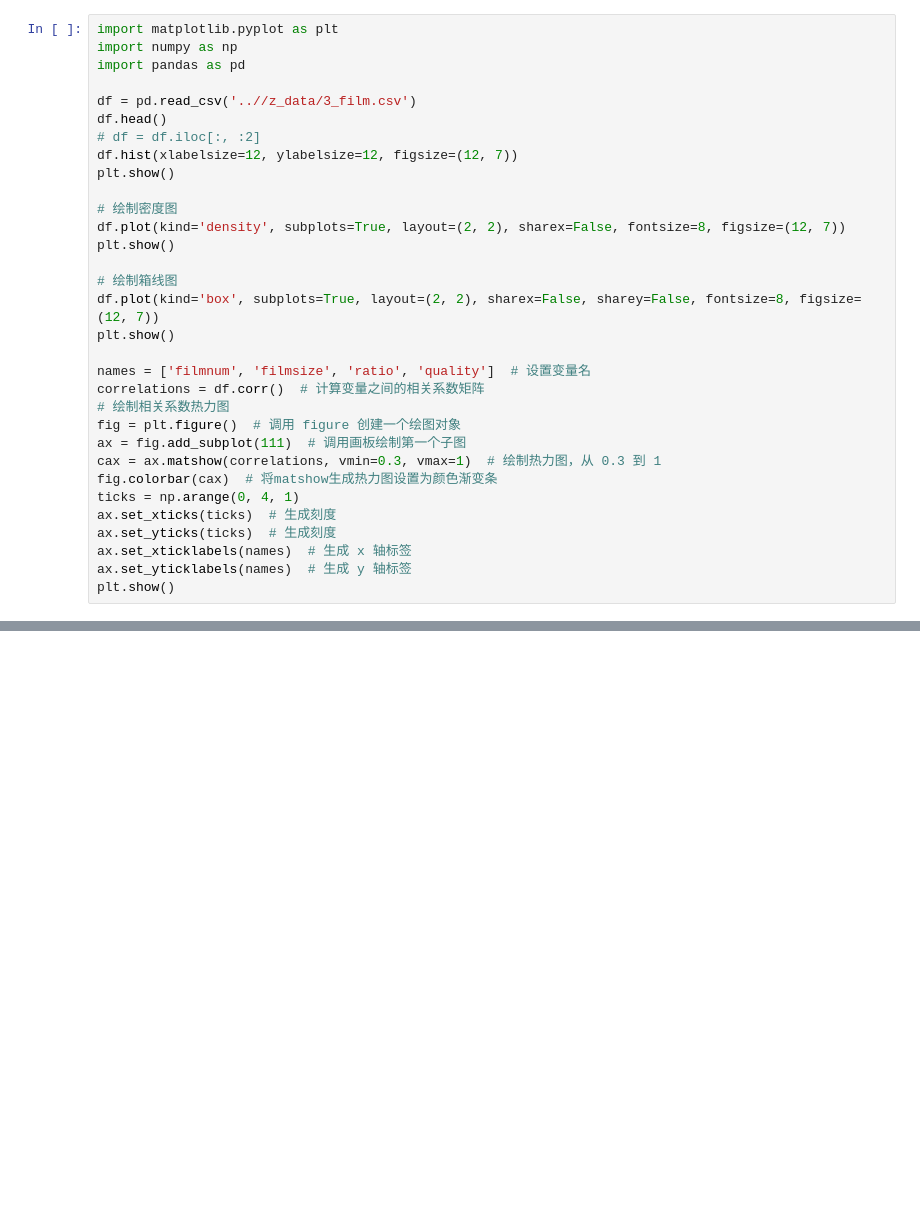
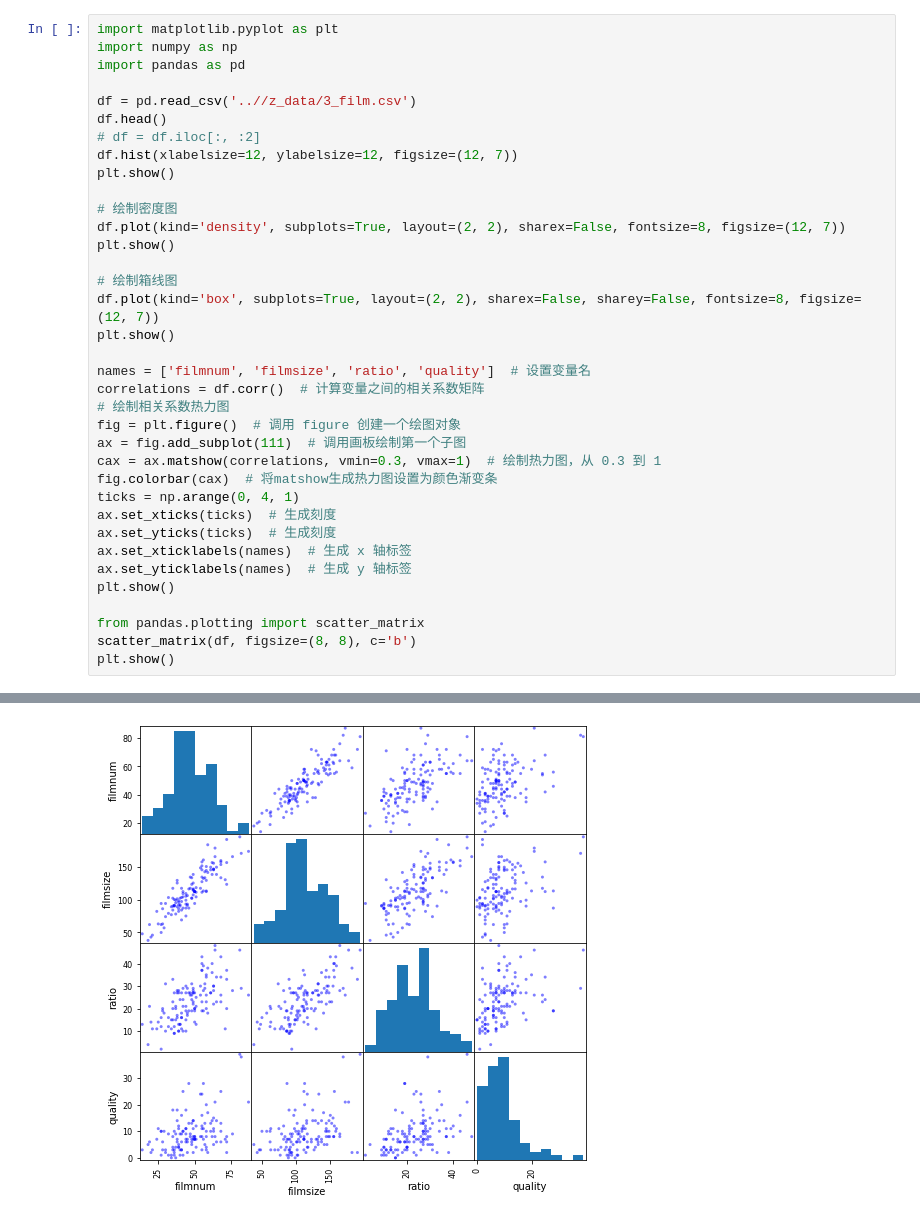
Before and after one commit to chenxz186/ZJN, a Jupyter notebook: machine_learning/sk_4.ipynb, the cells around one changed output, grey strips where cells are left out. Cells and saved outputs as stored; diff of their text form; blank space fills up the shorter version.

```diff
--- a/machine_learning/sk_4.ipynb
+++ b/machine_learning/sk_4.ipynb
@@ -8,30 +8,35 @@ df.head()
 # df = df.iloc[:, :2]
 df.hist(xlabelsize=12, ylabelsize=12, figsize=(12, 7))
 plt.show()
 
 # 绘制密度图
 df.plot(kind='density', subplots=True, layout=(2, 2), sharex=False, fontsize=8, figsize=(12, 7))
 plt.show()
 
 # 绘制箱线图
 df.plot(kind='box', subplots=True, layout=(2, 2), sharex=False, sharey=False, fontsize=8, figsize=(12, 7))
 plt.show()
 
 names = ['filmnum', 'filmsize', 'ratio', 'quality']  # 设置变量名
 correlations = df.corr()  # 计算变量之间的相关系数矩阵
 # 绘制相关系数热力图
 fig = plt.figure()  # 调用 figure 创建一个绘图对象
 ax = fig.add_subplot(111)  # 调用画板绘制第一个子图
 cax = ax.matshow(correlations, vmin=0.3, vmax=1)  # 绘制热力图，从 0.3 到 1
 fig.colorbar(cax)  # 将matshow生成热力图设置为颜色渐变条
 ticks = np.arange(0, 4, 1)
 ax.set_xticks(ticks)  # 生成刻度
 ax.set_yticks(ticks)  # 生成刻度
 ax.set_xticklabels(names)  # 生成 x 轴标签
 ax.set_yticklabels(names)  # 生成 y 轴标签
 plt.show()
+
+from pandas.plotting import scatter_matrix
+scatter_matrix(df, figsize=(8, 8), c='b')
+plt.show()
 # %% [output]
 [figure]
 [figure]
 [figure]
 [figure]
+[figure, added]
```
